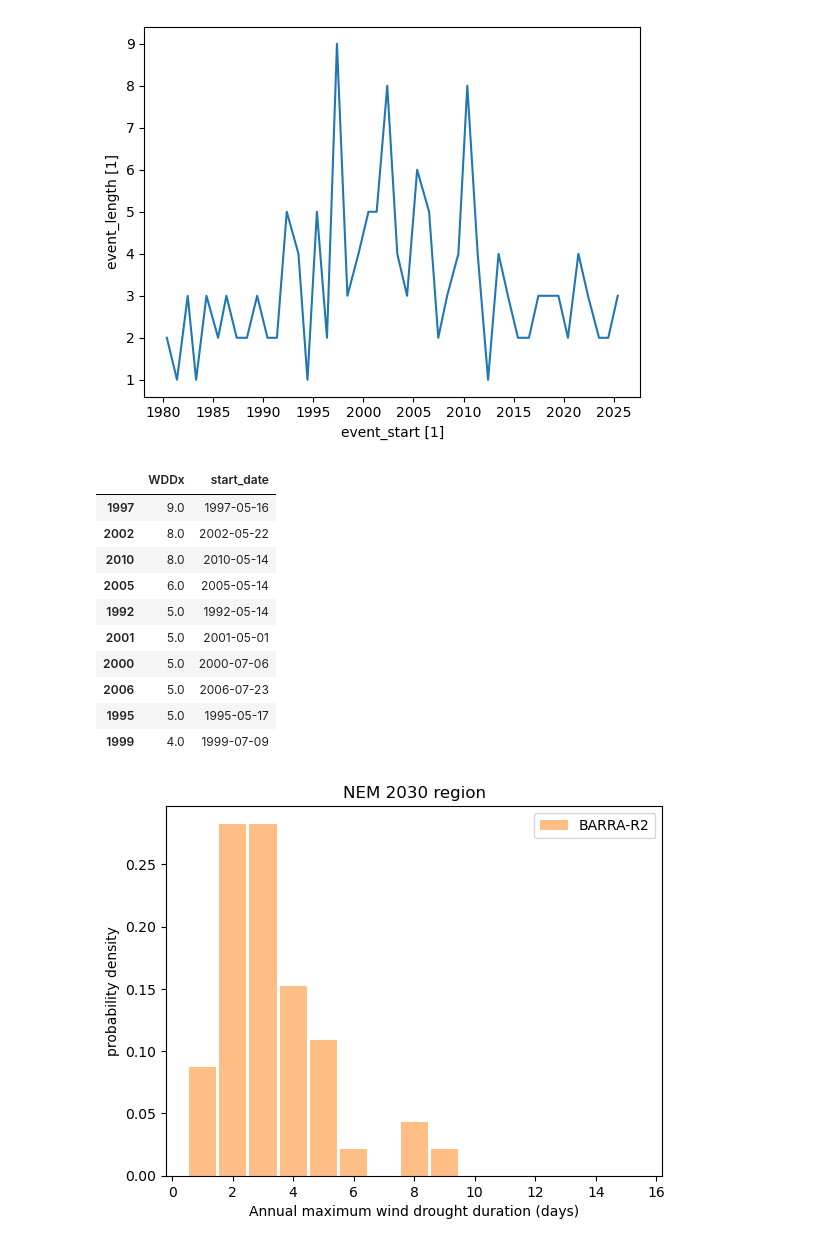
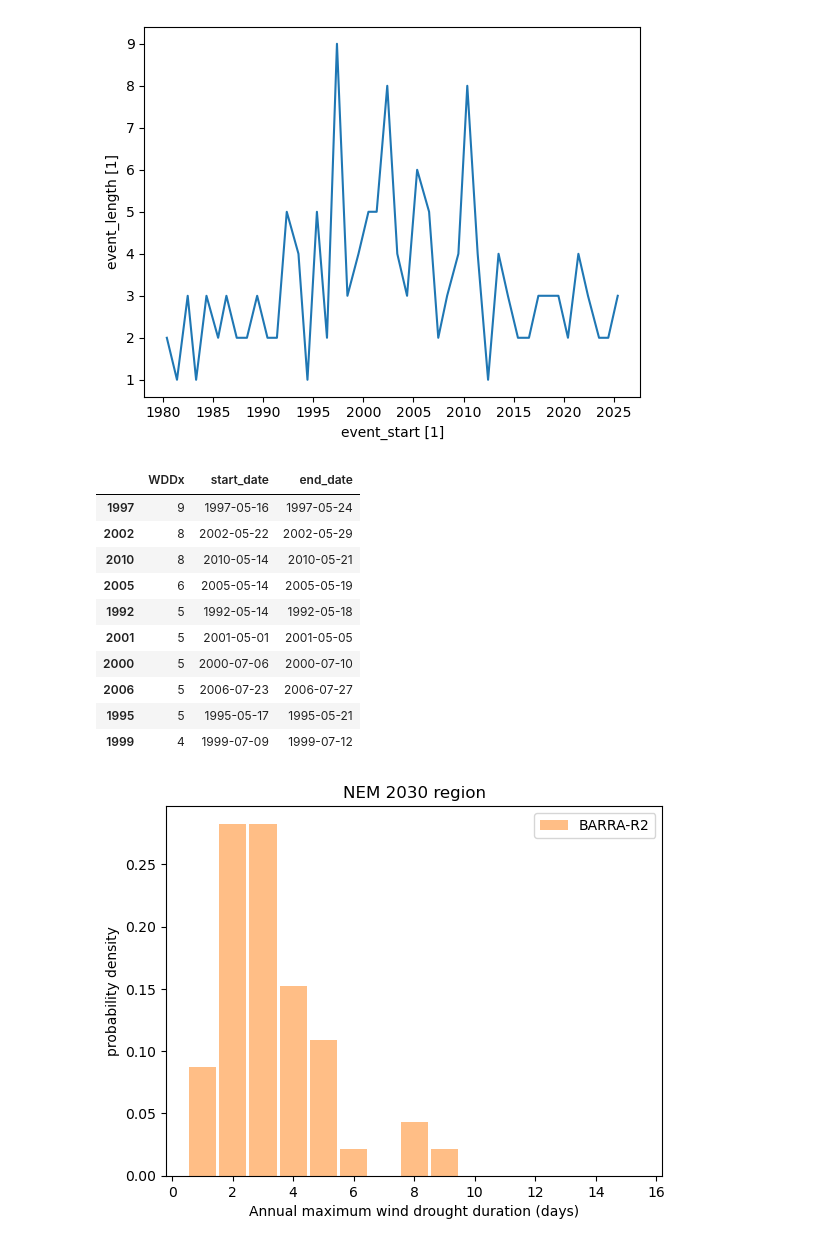
Before and after one commit to dougrichardson/wind_drought, a Jupyter notebook: 12_BARRA_analysis.ipynb, the cells around one changed output. Saved outputs shown, nothing was run; the diff lists cells and outputs as text; code cells hidden in the pictures.

```diff
--- a/12_BARRA_analysis.ipynb
+++ b/12_BARRA_analysis.ipynb
@@ -80,22 +77,25 @@ wddx_obs["event_length"].plot()
 [figure]
 # %%
 years = wddx_obs['event_start'].dt.year.values
+
 df = pd.DataFrame(index=years)
-df['WDDx'] = wddx_obs['event_length'].values
-df['start_date'] = wddx_obs['event_start'].dt.strftime('%Y-%m-%d')
+df['WDDx'] = wddx_obs['event_length'].values.astype('int32')
+df['start_date'] = pd.to_datetime(wddx_obs['event_start'].dt.strftime('%Y-%m-%d'))
+df['end_date'] = pd.to_datetime(wddx_obs['event_start'].dt.strftime('%Y-%m-%d')) + pd.to_timedelta(df['WDDx'] - 1, unit='D')
+
 df.sort_values(['WDDx'], ascending=False).head(n=10)
 # %% [output]
-|  | WDDx | start_date |
-| 1997 | 9.0 | 1997-05-16 |
-| 2002 | 8.0 | 2002-05-22 |
-| 2010 | 8.0 | 2010-05-14 |
-| 2005 | 6.0 | 2005-05-14 |
-| 1992 | 5.0 | 1992-05-14 |
-| 2001 | 5.0 | 2001-05-01 |
-| 2000 | 5.0 | 2000-07-06 |
-| 2006 | 5.0 | 2006-07-23 |
-| 1995 | 5.0 | 1995-05-17 |
-| 1999 | 4.0 | 1999-07-09 |
+|  | WDDx | start_date | end_date |
+| 1997 | 9 | 1997-05-16 | 1997-05-24 |
+| 2002 | 8 | 2002-05-22 | 2002-05-29 |
+| 2010 | 8 | 2010-05-14 | 2010-05-21 |
+| 2005 | 6 | 2005-05-14 | 2005-05-19 |
+| 1992 | 5 | 1992-05-14 | 1992-05-18 |
+| 2001 | 5 | 2001-05-01 | 2001-05-05 |
+| 2000 | 5 | 2000-07-06 | 2000-07-10 |
+| 2006 | 5 | 2006-07-23 | 2006-07-27 |
+| 1995 | 5 | 1995-05-17 | 1995-05-21 |
+| 1999 | 4 | 1999-07-09 | 1999-07-12 |
 # %%
 bins = np.arange(0.5, 16.5, 1)
 
```
Also changed, not shown: parts of 25 cells of this notebook.
